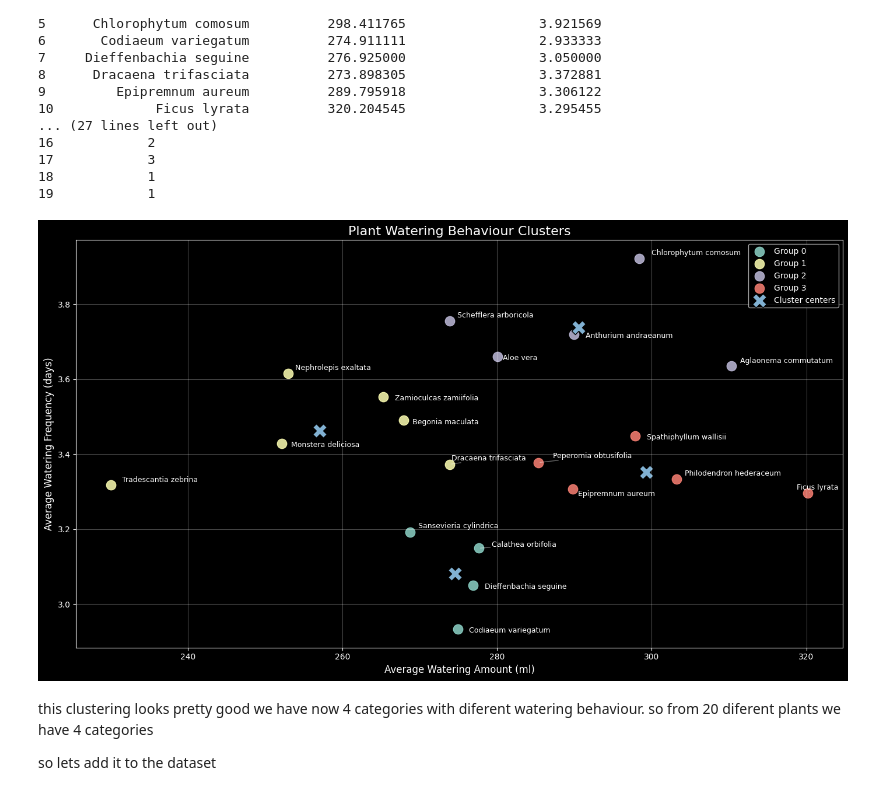
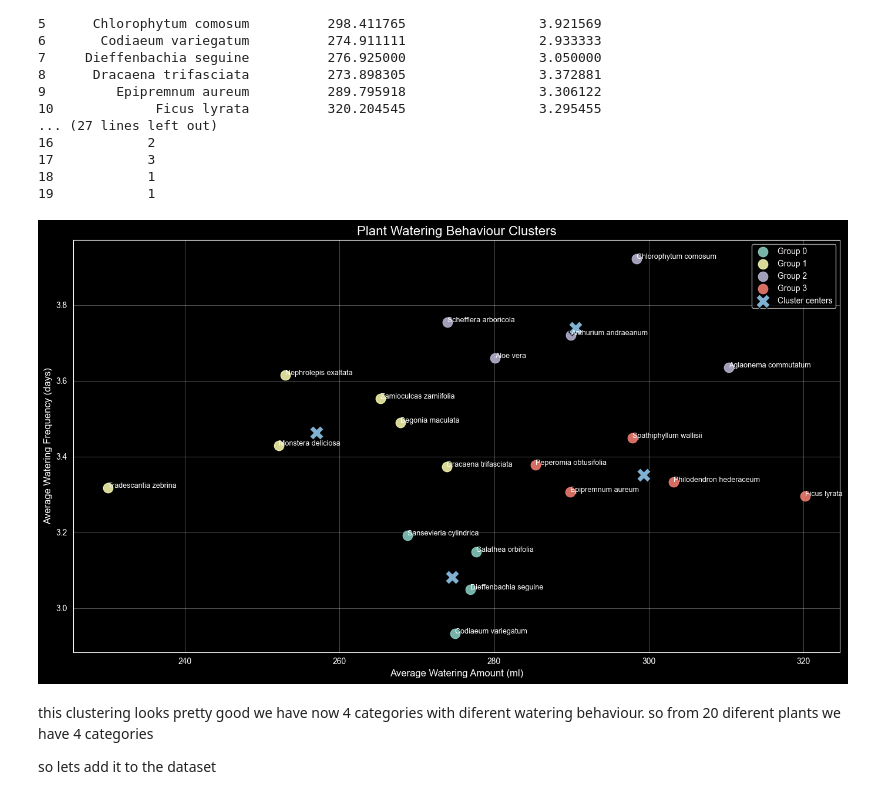
Before and after one commit to NancyNancy07/VIA_UrbanMicroFarm_MAL_Model, a Jupyter notebook: preproccess_samo.ipynb, the cells around one changed output. Saved outputs shown, nothing was run; the diff lists cells and outputs as text; code cells hidden in the pictures.

```diff
--- a/preproccess_samo.ipynb
+++ b/preproccess_samo.ipynb
@@ -455,7 +455,6 @@ print(plant_water_summary)
 19            1
 # %%
 import matplotlib.pyplot as plt
-from adjustText import adjust_text
 
 plant_water_summary["Short_Name"] = plant_water_summary["Plant_ID"].apply(
     lambda name: " ".join(name.split()[:2])
@@ -480,38 +479,35 @@ for group in sorted(plant_water_summary["Water_Group"].unique()):
             plt.text(
                 row["Watering_Amount_ml"],
                 row["Watering_Frequency_days"],
                 row["Short_Name"],
                 fontsize=9
             )
         )
 
 centers_scaled = kmeans.cluster_centers_
 centers = scaler.inverse_transform(centers_scaled)
 
 plt.scatter(
     centers[:, 0],
     centers[:, 1],
     marker="X",
     s=300,
     label="Cluster centers",
     edgecolors="black"
 )
 
-adjust_text(
-    texts,
-    arrowprops=dict(arrowstyle="-", alpha=0.4)
-)
+
 
 plt.xlabel("Average Watering Amount (ml)", fontsize=12)
 plt.ylabel("Average Watering Frequency (days)", fontsize=12)
 plt.title("Plant Watering Behaviour Clusters", fontsize=16)
 
 plt.grid(True, alpha=0.3)
 plt.legend()
 plt.tight_layout()
 plt.show()
 # %% [output]
-[figure, old version]
+[figure, new version]
 # %% [markdown]
 this clustering looks pretty good we have now 4 categories with diferent watering behaviour. so from 20 diferent plants we have 4 categories
 
```
Also changed, not shown: parts of 33 cells of this notebook.
